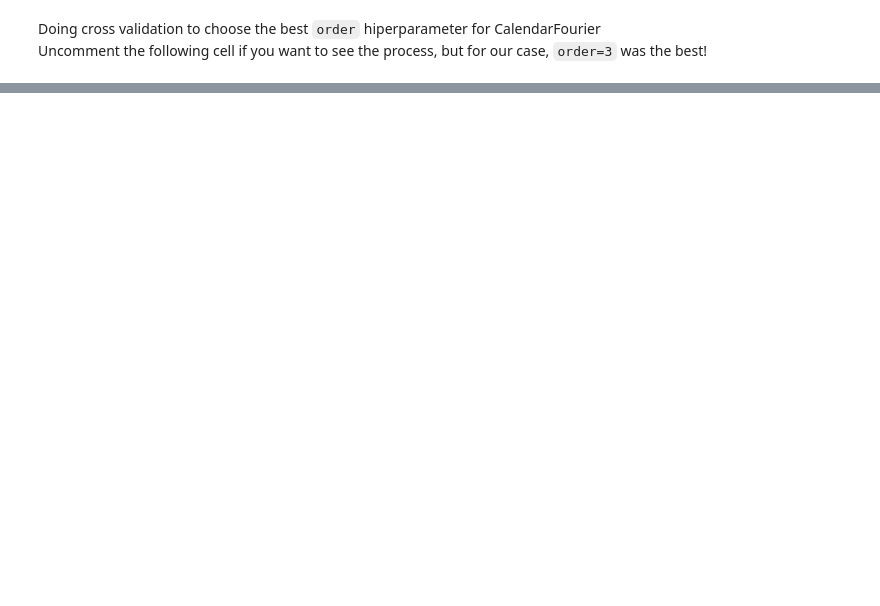
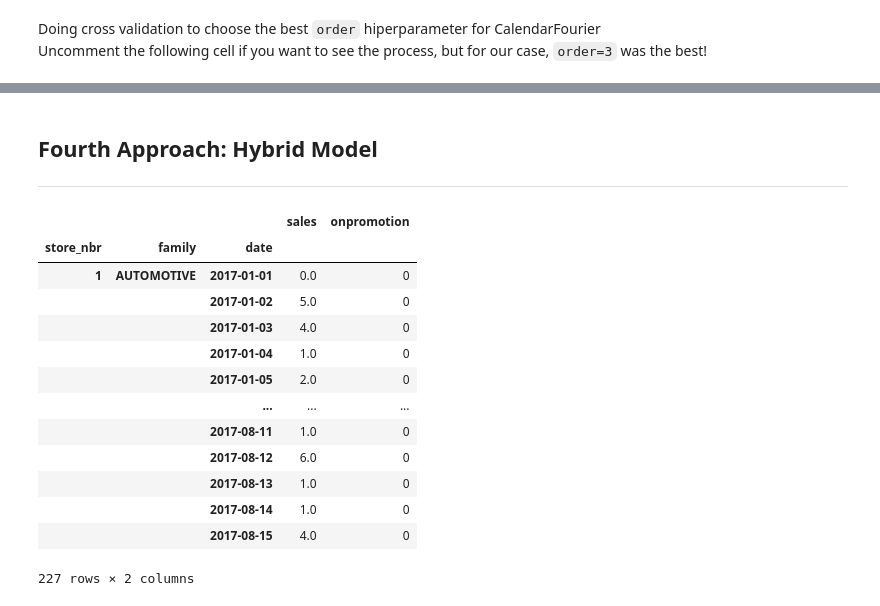
Before and after one commit to edmar-bevilaqua/data_science, a Jupyter notebook: Projects/Kaggle/Store Sales - Time Series Forecasting/store_sales.ipynb, the cells around one changed output, grey strips where cells are left out. Cells and saved outputs as stored; diff of their text form; code cells hidden in the pictures; blank space fills up the shorter version.

```diff
--- a/Projects/Kaggle/Store Sales - Time Series Forecasting/store_sales.ipynb
+++ b/Projects/Kaggle/Store Sales - Time Series Forecasting/store_sales.ipynb
@@ -1078,3 +869,6 @@ predictions = lin_reg.predict(test.drop('id', axis=1)).clip(0.0)
 # %%
 submission = pd.DataFrame(data={'id':test.id, 'sales':predictions}).reset_index(drop=True)
 submission.to_csv('submission.csv', index=False)
+# %% [markdown]
+## Fourth Approach: Hybrid Model
+---
@@ -1080,0 +883,11 @@ submission.to_csv('submission.csv', index=False)
+# %%
+# Assign all files to a variable:
+sales = pd.read_csv('./data/train.csv', dtype={'date':'str', 'family':'category', 'store_nbr':'category'}, parse_dates=['date'])
+sales['date'] = pd.to_datetime(sales['date'])
+
+stores = pd.read_csv('./data/stores.csv')
+oil = pd.read_csv('./data/oil.csv', dtype={'date':'str'}, parse_dates=['date']).rename(columns={'dcoilwtico':'oil_price'})
+holidays = pd.read_csv('./data/holidays_events.csv', dtype={'date':'str'}, parse_dates=['date'])
+
+train = sales.copy()
+test = pd.read_csv('./data/test.csv', dtype={'date':'str'}, parse_dates=['date'])
@@ -1080,0 +899,19 @@ submission.to_csv('submission.csv', index=False)
+# %%
+sales = sales.drop('id', axis=1).set_index(['store_nbr', 'family', 'date'])
+y = sales.drop('onpromotion', axis=1)
+sales
+# %% [output]
+|  |  |  | sales | onpromotion |
+| store_nbr | family | date |  |  |
+| 1 | AUTOMOTIVE | 2017-01-01 | 0.0 | 0 |
+|  |  | 2017-01-02 | 5.0 | 0 |
+|  |  | 2017-01-03 | 4.0 | 0 |
+|  |  | 2017-01-04 | 1.0 | 0 |
+|  |  | 2017-01-05 | 2.0 | 0 |
+|  |  | ... | ... | ... |
+|  |  | 2017-08-11 | 1.0 | 0 |
+|  |  | 2017-08-12 | 6.0 | 0 |
+|  |  | 2017-08-13 | 1.0 | 0 |
+|  |  | 2017-08-14 | 1.0 | 0 |
+|  |  | 2017-08-15 | 4.0 | 0 |
+227 rows × 2 columns
```
Also changed, not shown: parts of 28 cells of this notebook.
